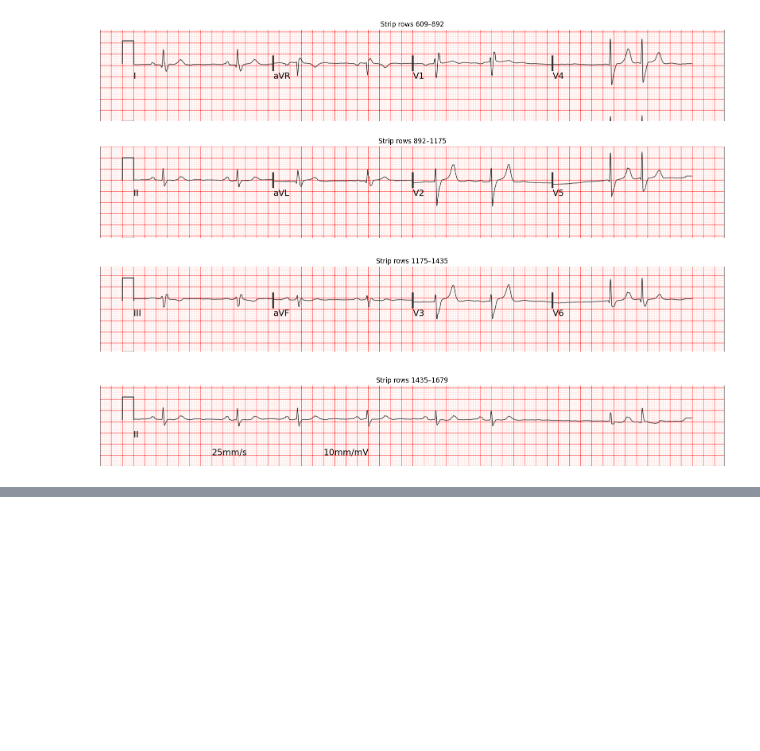
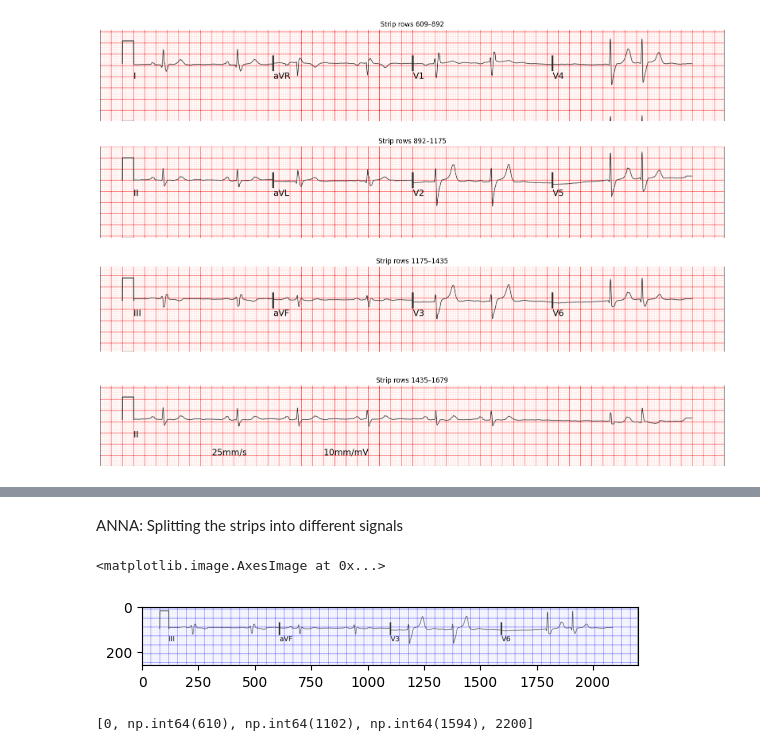
Before and after one commit to AFhmc/MLProjectSp26, a Jupyter notebook: Separate_signals.ipynb, the cells around one changed output, grey strips where cells are left out. Drawn from its saved outputs; the diff is of its cells as text; code cells hidden in the pictures; blank space fills up the shorter version.

```diff
--- a/Separate_signals.ipynb
+++ b/Separate_signals.ipynb
@@ -250,0 +245,2 @@ show_random_strips(all_results, n=9, cols=3)
+# %% [markdown]
+ANNA: Splitting the strips into different signals
@@ -250,0 +310,11 @@ show_random_strips(all_results, n=9, cols=3)
+# %%
+test_strip_path = all_results['3080195423_Clean.png'][2]
+test_strip_img = cv2.imread(test_strip_path)
+plt.imshow(test_strip_img)
+# %% [output]
+<matplotlib.image.AxesImage at 0x...>
+[figure, added]
+# %%
+detect_signals_in_strips(test_strip_img)
+# %% [output]
+[0, np.int64(610), np.int64(1102), np.int64(1594), 2200]
```
Also changed, not shown: parts of 8 cells of this notebook.
